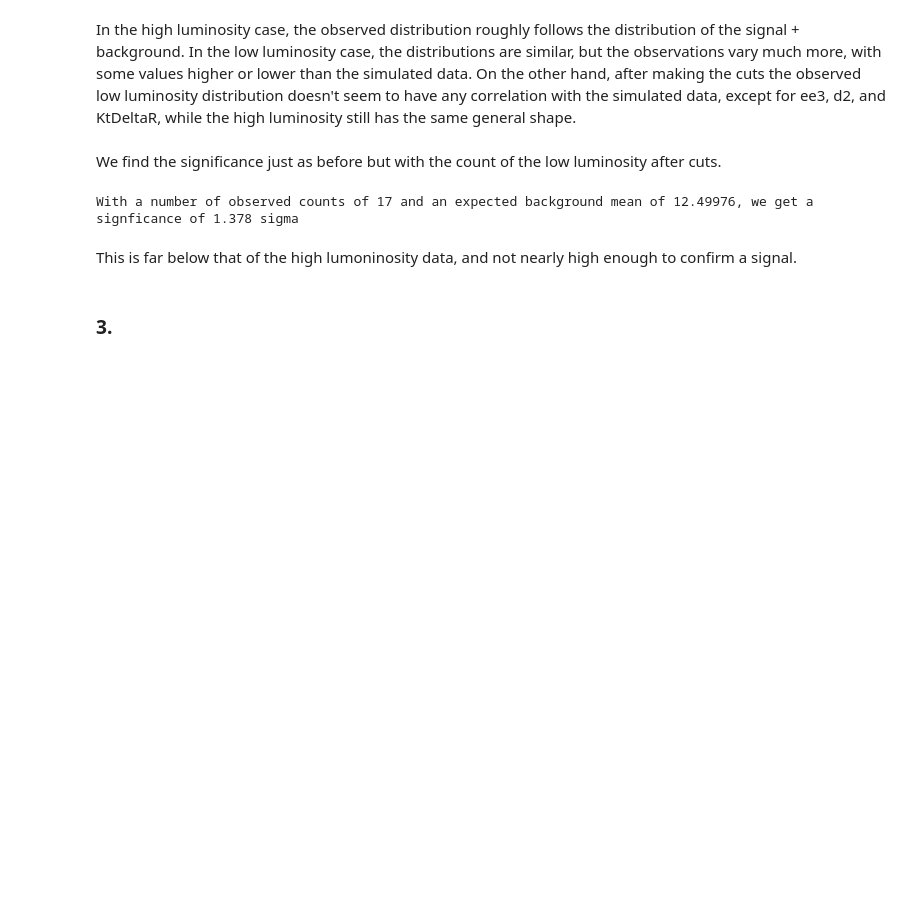
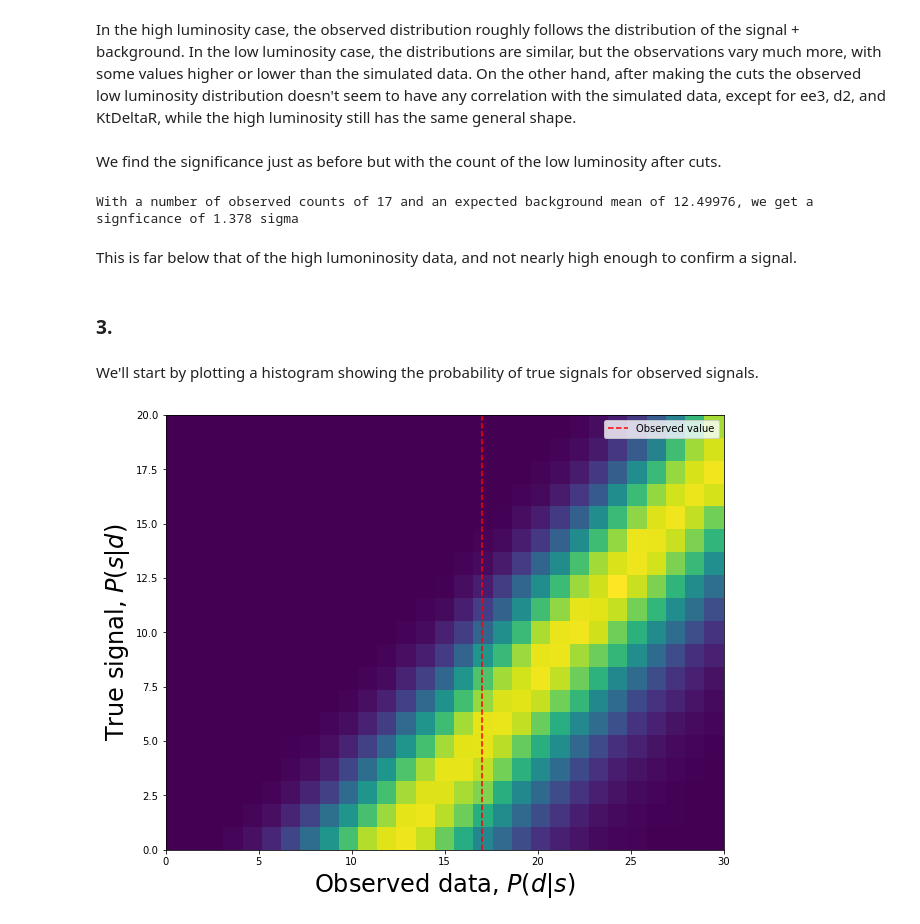
Before and after one commit to pgwart/PHYS434, a Jupyter notebook: lab8.ipynb, the cells around one changed output. Saved outputs shown, nothing was run; the diff lists cells and outputs as text; code cells hidden in the pictures; blank space fills up the shorter version.

```diff
--- a/lab8.ipynb
+++ b/lab8.ipynb
@@ -154,3 +154,26 @@ With a number of observed counts of 17 and an expected background mean of 12.499
 This is far below that of the high lumoninosity data, and not nearly high enough to confirm a signal.
 # %% [markdown]
 ### 3.
+# %% [markdown]
+We'll start by plotting a histogram showing the probability of true signals for observed signals.
+# %%
+background = stats.poisson.rvs(mu=12.5, size=1000000)
+true_signal = stats.uniform.rvs(loc=0, scale=25, size=1000000)
+observed = background + true_signal
+
+signaledges = np.linspace(0,20,20)
+dataedges = np.linspace(0,30,30)
+
+Psd, temp, temp2= np.histogram2d(observed,true_signal, bins=[dataedges,signaledges], density=True)
+
+datacenters = (dataedges[:-1] + dataedges[1:]) / 2
+signalcenters = (signaledges[:-1] + signaledges[1:]) / 2
+plt.pcolormesh(datacenters,signalcenters,Psd.T, shading='auto')
+plt.axvline(17, color='red', linestyle='--', label='Observed value')
+#plt.axvline(12.5, color='orange', linestyle='--', label='Expected value')
+plt.ylabel('True signal, $P(s|d)$', fontsize = 24)
+plt.xlabel('Observed data, $P(d|s)$', fontsize = 24)
+plt.legend()
+plt.show()
+# %% [output]
+[figure, added]
```
Also changed, not shown: parts of 3 cells of this notebook.
